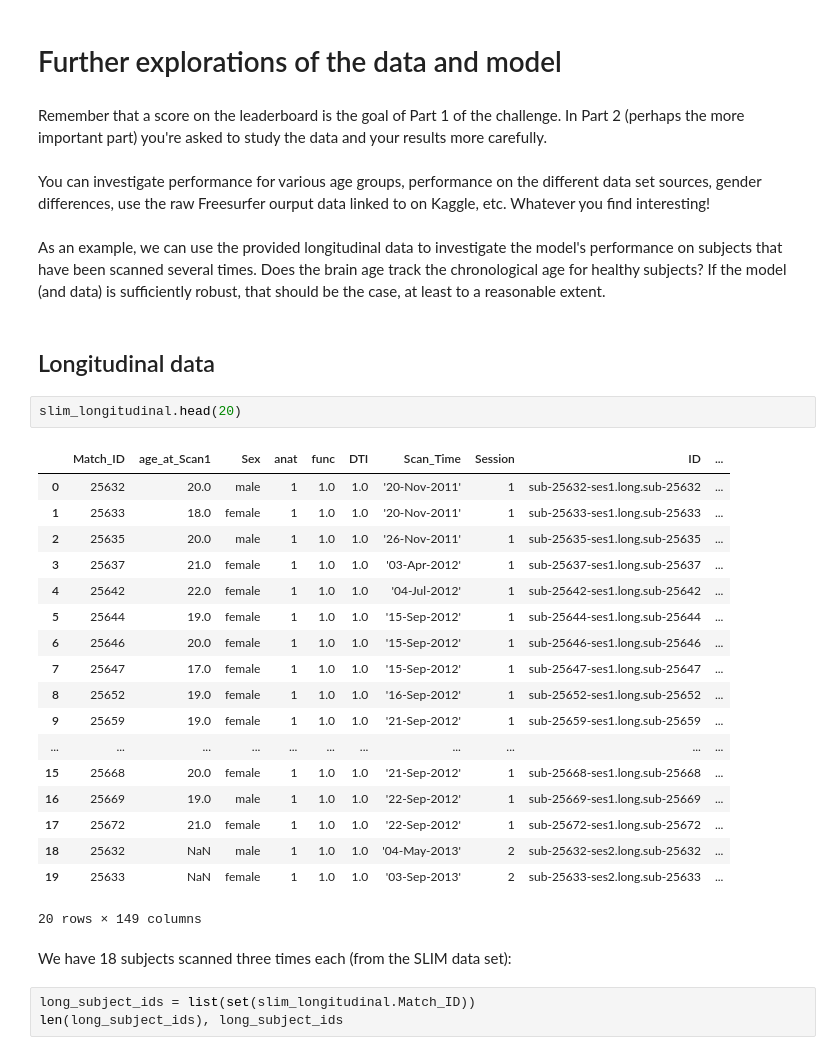
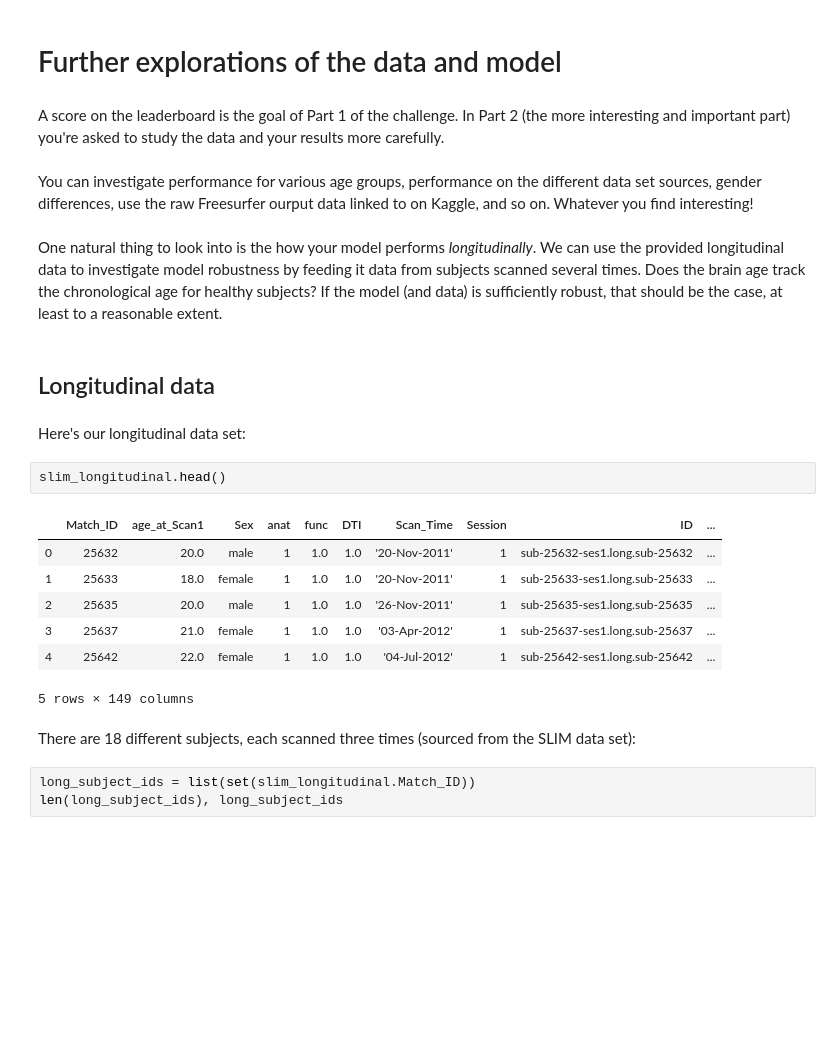
Before and after one commit to MMIV-ML/ELMED219-2020, a Jupyter notebook: KaggleInClass/elmed219-2020-getting-started.ipynb, the cells around one changed output. Cells and saved outputs as stored; diff of their text form; blank space fills up the shorter version.

Commit message:
update longitudinal example

```diff
--- a/KaggleInClass/elmed219-2020-getting-started.ipynb
+++ b/KaggleInClass/elmed219-2020-getting-started.ipynb
@@ -312,36 +312,27 @@ Click "Files" on the left. You'll find `submission.csv` in the folder `Content`.
 # %% [markdown]
 # Further explorations of the data and model
 # %% [markdown]
-Remember that a score on the leaderboard is the goal of Part 1 of the challenge. In Part 2 (perhaps the more important part) you're asked to study the data and your results more carefully.
+A score on the leaderboard is the goal of Part 1 of the challenge. In Part 2 (the more interesting and important part) you're asked to study the data and your results more carefully.
 # %% [markdown]
-You can investigate performance for various age groups, performance on the different data set sources, gender differences, use the raw Freesurfer ourput data linked to on Kaggle, etc. Whatever you find interesting!
+You can investigate performance for various age groups, performance on the different data set sources, gender differences, use the raw Freesurfer ourput data linked to on Kaggle, and so on. Whatever you find interesting!
 # %% [markdown]
-As an example, we can use the provided longitudinal data to investigate the model's performance on subjects that have been scanned several times. Does the brain age track the chronological age for healthy subjects? If the model (and data) is sufficiently robust, that should be the case, at least to a reasonable extent.
+One natural thing to look into is the how your model performs _longitudinally_. We can use the provided longitudinal data to investigate model robustness by feeding it data from subjects scanned several times. Does the brain age track the chronological age for healthy subjects? If the model (and data) is sufficiently robust, that should be the case, at least to a reasonable extent.
 # %% [markdown]
 ## Longitudinal data
+# %% [markdown]
+Here's our longitudinal data set:
 # %%
-slim_longitudinal.head(20)
+slim_longitudinal.head()
 # %% [output]
 |  | Match_ID | age_at_Scan1 | Sex | anat | func | DTI | Scan_Time | Session | ID | ... |
 | 0 | 25632 | 20.0 | male | 1 | 1.0 | 1.0 | '20-Nov-2011' | 1 | sub-25632-ses1.long.sub-25632 | ... |
 | 1 | 25633 | 18.0 | female | 1 | 1.0 | 1.0 | '20-Nov-2011' | 1 | sub-25633-ses1.long.sub-25633 | ... |
 | 2 | 25635 | 20.0 | male | 1 | 1.0 | 1.0 | '26-Nov-2011' | 1 | sub-25635-ses1.long.sub-25635 | ... |
 | 3 | 25637 | 21.0 | female | 1 | 1.0 | 1.0 | '03-Apr-2012' | 1 | sub-25637-ses1.long.sub-25637 | ... |
 | 4 | 25642 | 22.0 | female | 1 | 1.0 | 1.0 | '04-Jul-2012' | 1 | sub-25642-ses1.long.sub-25642 | ... |
-| 5 | 25644 | 19.0 | female | 1 | 1.0 | 1.0 | '15-Sep-2012' | 1 | sub-25644-ses1.long.sub-25644 | ... |
-| 6 | 25646 | 20.0 | female | 1 | 1.0 | 1.0 | '15-Sep-2012' | 1 | sub-25646-ses1.long.sub-25646 | ... |
-| 7 | 25647 | 17.0 | female | 1 | 1.0 | 1.0 | '15-Sep-2012' | 1 | sub-25647-ses1.long.sub-25647 | ... |
-| 8 | 25652 | 19.0 | female | 1 | 1.0 | 1.0 | '16-Sep-2012' | 1 | sub-25652-ses1.long.sub-25652 | ... |
-| 9 | 25659 | 19.0 | female | 1 | 1.0 | 1.0 | '21-Sep-2012' | 1 | sub-25659-ses1.long.sub-25659 | ... |
-| ... | ... | ... | ... | ... | ... | ... | ... | ... | ... | ... |
-| 15 | 25668 | 20.0 | female | 1 | 1.0 | 1.0 | '21-Sep-2012' | 1 | sub-25668-ses1.long.sub-25668 | ... |
-| 16 | 25669 | 19.0 | male | 1 | 1.0 | 1.0 | '22-Sep-2012' | 1 | sub-25669-ses1.long.sub-25669 | ... |
-| 17 | 25672 | 21.0 | female | 1 | 1.0 | 1.0 | '22-Sep-2012' | 1 | sub-25672-ses1.long.sub-25672 | ... |
-| 18 | 25632 | NaN | male | 1 | 1.0 | 1.0 | '04-May-2013' | 2 | sub-25632-ses2.long.sub-25632 | ... |
-| 19 | 25633 | NaN | female | 1 | 1.0 | 1.0 | '03-Sep-2013' | 2 | sub-25633-ses2.long.sub-25633 | ... |
-20 rows × 149 columns
+5 rows × 149 columns
 # %% [markdown]
-We have 18 subjects scanned three times each (from the SLIM data set):
+There are 18 different subjects, each scanned three times (sourced from the SLIM data set):
 # %%
 long_subject_ids = list(set(slim_longitudinal.Match_ID))
 len(long_subject_ids), long_subject_ids
```
Also changed, not shown: parts of 33 cells of this notebook.
